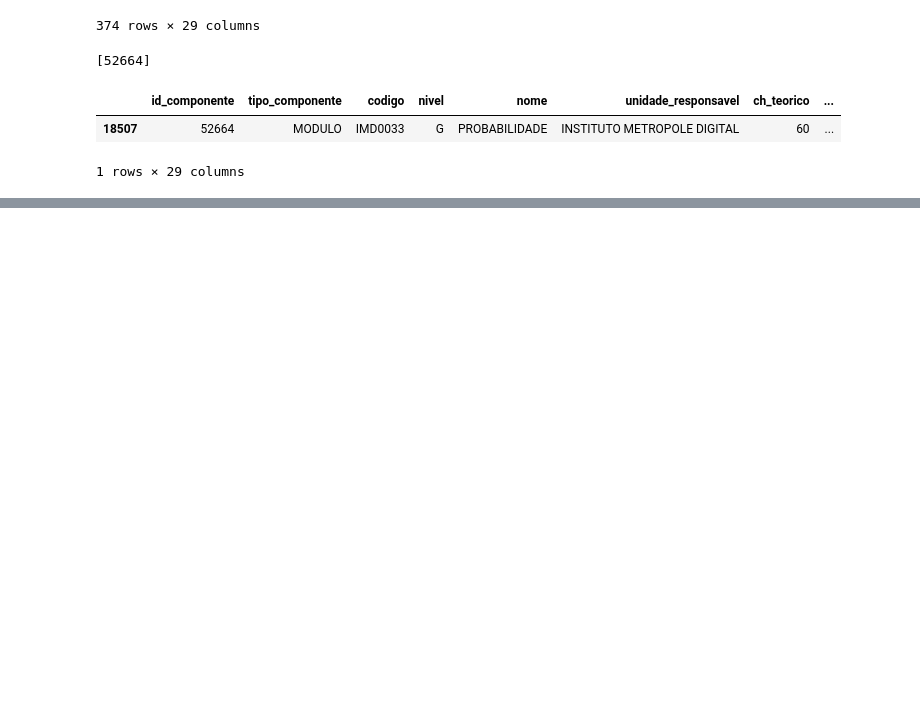
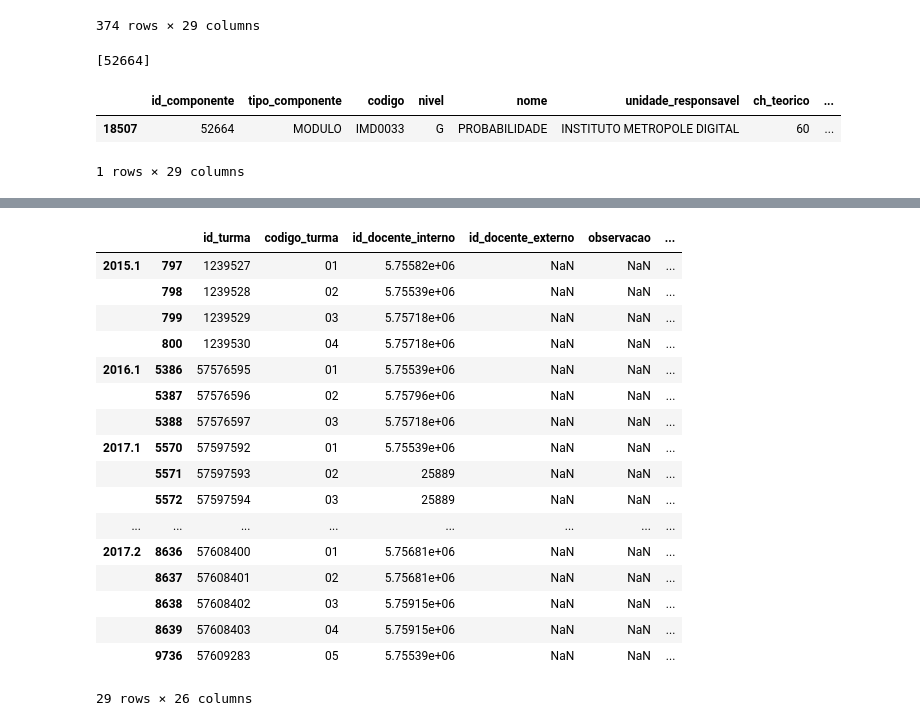
Before and after one commit to paulalps/Probabilidade, a Jupyter notebook: Unidade 2 - Trabalho 1/Trabalho 1.ipynb, the cells around one changed output, grey strips where cells are left out. Drawn from its saved outputs; the diff is of its cells as text; code cells hidden in the pictures; blank space fills up the shorter version.

```diff
--- a/Unidade 2 - Trabalho 1/Trabalho 1.ipynb
+++ b/Unidade 2 - Trabalho 1/Trabalho 1.ipynb
@@ -110,0 +188,22 @@ print(id_fmcii)
+# %%
+turmas_df_fmci = turmas_df[turmas_df['id_componente_curricular'] == id_fmci]
+turmas_df_fmci
+# %% [output]
+|  |  | id_turma | codigo_turma | id_docente_interno | id_docente_externo | observacao | ... |
+| 2015.1 | 797 | 1239527 | 01 | 5.75582e+06 | NaN | NaN | ... |
+|  | 798 | 1239528 | 02 | 5.75539e+06 | NaN | NaN | ... |
+|  | 799 | 1239529 | 03 | 5.75718e+06 | NaN | NaN | ... |
+|  | 800 | 1239530 | 04 | 5.75718e+06 | NaN | NaN | ... |
+| 2016.1 | 5386 | 57576595 | 01 | 5.75539e+06 | NaN | NaN | ... |
+|  | 5387 | 57576596 | 02 | 5.75796e+06 | NaN | NaN | ... |
+|  | 5388 | 57576597 | 03 | 5.75718e+06 | NaN | NaN | ... |
+| 2017.1 | 5570 | 57597592 | 01 | 5.75539e+06 | NaN | NaN | ... |
+|  | 5571 | 57597593 | 02 | 25889 | NaN | NaN | ... |
+|  | 5572 | 57597594 | 03 | 25889 | NaN | NaN | ... |
+| ... | ... | ... | ... | ... | ... | ... | ... |
+| 2017.2 | 8636 | 57608400 | 01 | 5.75681e+06 | NaN | NaN | ... |
+|  | 8637 | 57608401 | 02 | 5.75681e+06 | NaN | NaN | ... |
+|  | 8638 | 57608402 | 03 | 5.75915e+06 | NaN | NaN | ... |
+|  | 8639 | 57608403 | 04 | 5.75915e+06 | NaN | NaN | ... |
+|  | 9736 | 57609283 | 05 | 5.75539e+06 | NaN | NaN | ... |
+29 rows × 26 columns
```
Also changed, not shown: parts of 6 cells of this notebook.
